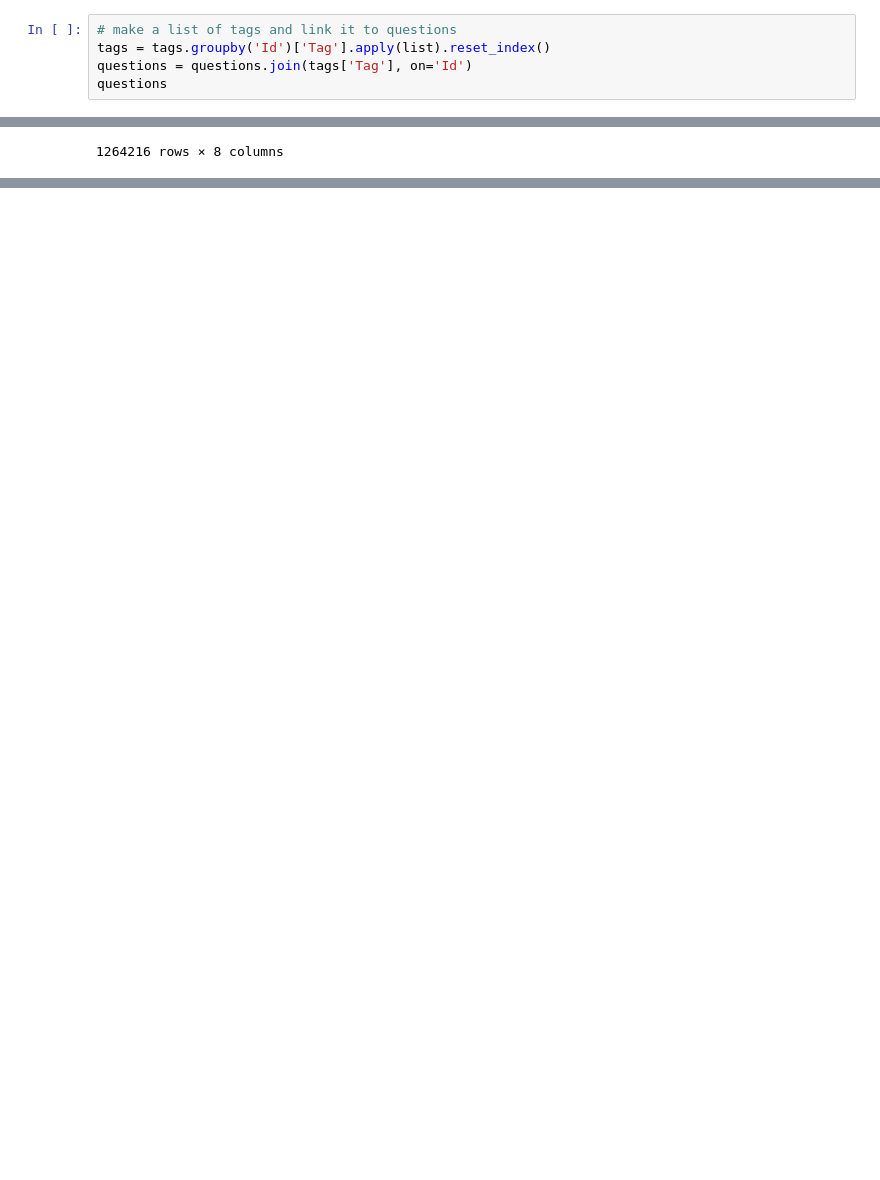
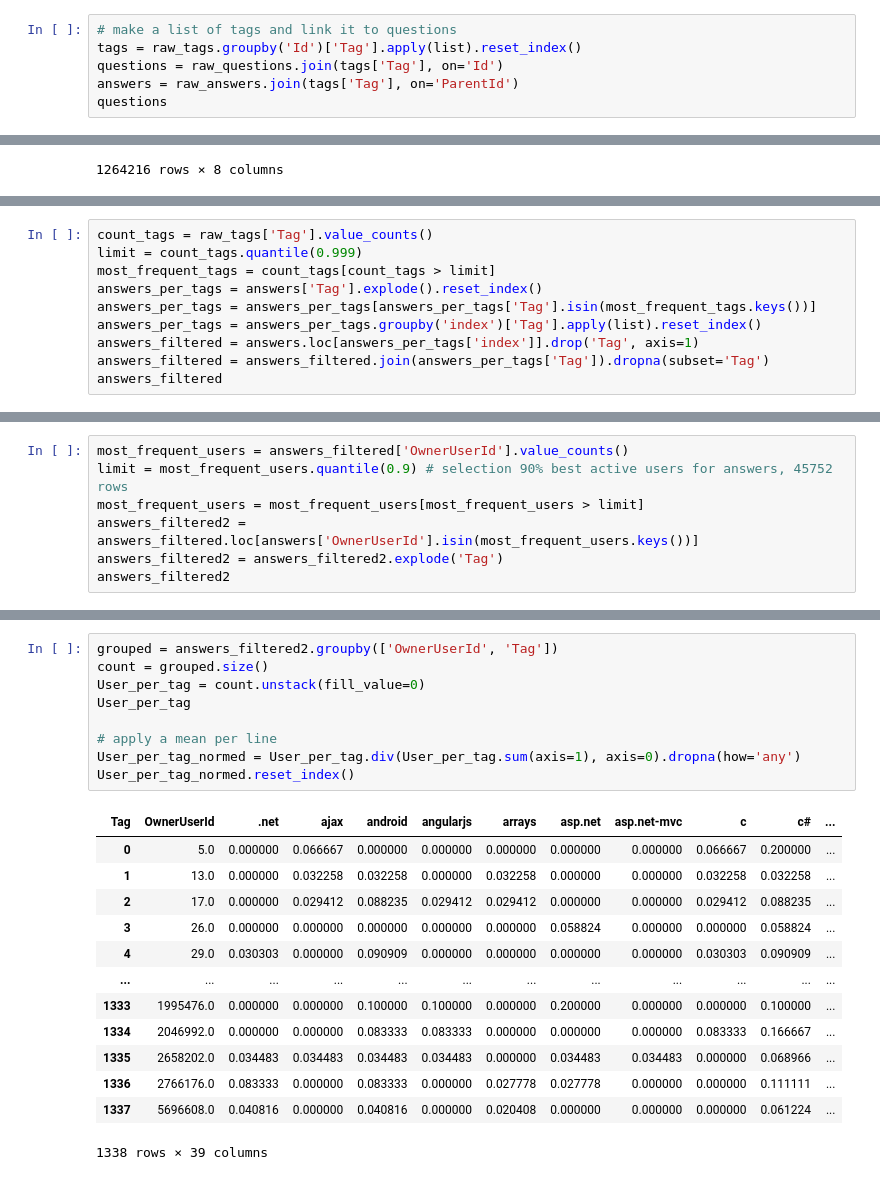
Before and after one commit to valentincuzin/StackOverflow_analyse, a Jupyter notebook: FirstAnalyse.ipynb, the cells around one changed output, grey strips where cells are left out. Saved outputs shown, nothing was run; the diff lists cells and outputs as text; blank space fills up the shorter version.

```diff
--- a/FirstAnalyse.ipynb
+++ b/FirstAnalyse.ipynb
@@ -18,8 +18,9 @@ answers = raw_answers.copy()
 tags = raw_tags.copy()
 # %%
 # make a list of tags and link it to questions
-tags = tags.groupby('Id')['Tag'].apply(list).reset_index()
-questions = questions.join(tags['Tag'], on='Id')
+tags = raw_tags.groupby('Id')['Tag'].apply(list).reset_index()
+questions = raw_questions.join(tags['Tag'], on='Id')
+answers = raw_answers.join(tags['Tag'], on='ParentId')
 questions
 # %% [output]
 |  | Id | OwnerUserId | CreationDate | ClosedDate | Score | Title | Body | Tag |
@@ -93,0 +41,10 @@ User_per_tag
+# %%
+count_tags = raw_tags['Tag'].value_counts()
+limit = count_tags.quantile(0.999)
+most_frequent_tags = count_tags[count_tags > limit]
+answers_per_tags = answers['Tag'].explode().reset_index()
+answers_per_tags = answers_per_tags[answers_per_tags['Tag'].isin(most_frequent_tags.keys())]
+answers_per_tags = answers_per_tags.groupby('index')['Tag'].apply(list).reset_index()
+answers_filtered = answers.loc[answers_per_tags['index']].drop('Tag', axis=1)
+answers_filtered = answers_filtered.join(answers_per_tags['Tag']).dropna(subset='Tag')
+answers_filtered
@@ -93,0 +67,7 @@ User_per_tag
+# %%
+most_frequent_users = answers_filtered['OwnerUserId'].value_counts()
+limit = most_frequent_users.quantile(0.9) # selection 90% best active users for answers, 45752 rows
+most_frequent_users = most_frequent_users[most_frequent_users > limit]
+answers_filtered2 = answers_filtered.loc[answers['OwnerUserId'].isin(most_frequent_users.keys())]
+answers_filtered2 = answers_filtered2.explode('Tag')
+answers_filtered2
@@ -93,0 +88,23 @@ User_per_tag
+# %%
+grouped = answers_filtered2.groupby(['OwnerUserId', 'Tag'])
+count = grouped.size()
+User_per_tag = count.unstack(fill_value=0)
+User_per_tag
+
+# apply a mean per line
+User_per_tag_normed = User_per_tag.div(User_per_tag.sum(axis=1), axis=0).dropna(how='any')
+User_per_tag_normed.reset_index()
+# %% [output]
+| Tag | OwnerUserId | .net | ajax | android | angularjs | arrays | asp.net | asp.net-mvc | c | c# | ... |
+| 0 | 5.0 | 0.000000 | 0.066667 | 0.000000 | 0.000000 | 0.000000 | 0.000000 | 0.000000 | 0.066667 | 0.200000 | ... |
+| 1 | 13.0 | 0.000000 | 0.032258 | 0.032258 | 0.000000 | 0.032258 | 0.000000 | 0.000000 | 0.032258 | 0.032258 | ... |
+| 2 | 17.0 | 0.000000 | 0.029412 | 0.088235 | 0.029412 | 0.029412 | 0.000000 | 0.000000 | 0.029412 | 0.088235 | ... |
+| 3 | 26.0 | 0.000000 | 0.000000 | 0.000000 | 0.000000 | 0.000000 | 0.058824 | 0.000000 | 0.000000 | 0.058824 | ... |
+| 4 | 29.0 | 0.030303 | 0.000000 | 0.090909 | 0.000000 | 0.000000 | 0.000000 | 0.000000 | 0.030303 | 0.090909 | ... |
+| ... | ... | ... | ... | ... | ... | ... | ... | ... | ... | ... | ... |
+| 1333 | 1995476.0 | 0.000000 | 0.000000 | 0.100000 | 0.100000 | 0.000000 | 0.200000 | 0.000000 | 0.000000 | 0.100000 | ... |
+| 1334 | 2046992.0 | 0.000000 | 0.000000 | 0.083333 | 0.083333 | 0.000000 | 0.000000 | 0.000000 | 0.083333 | 0.166667 | ... |
+| 1335 | 2658202.0 | 0.034483 | 0.034483 | 0.034483 | 0.034483 | 0.000000 | 0.034483 | 0.034483 | 0.000000 | 0.068966 | ... |
+| 1336 | 2766176.0 | 0.083333 | 0.000000 | 0.083333 | 0.000000 | 0.027778 | 0.027778 | 0.000000 | 0.000000 | 0.111111 | ... |
+| 1337 | 5696608.0 | 0.040816 | 0.000000 | 0.040816 | 0.000000 | 0.020408 | 0.000000 | 0.000000 | 0.000000 | 0.061224 | ... |
+1338 rows × 39 columns
```
Also changed, not shown: parts of 13 cells of this notebook.
